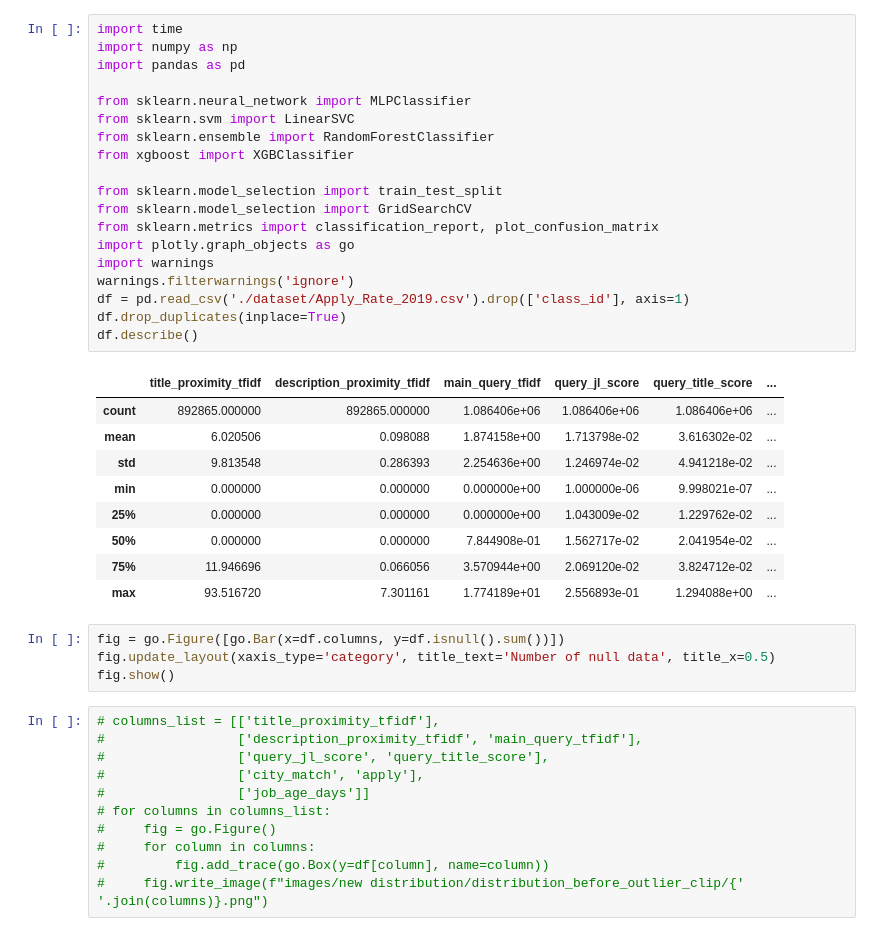
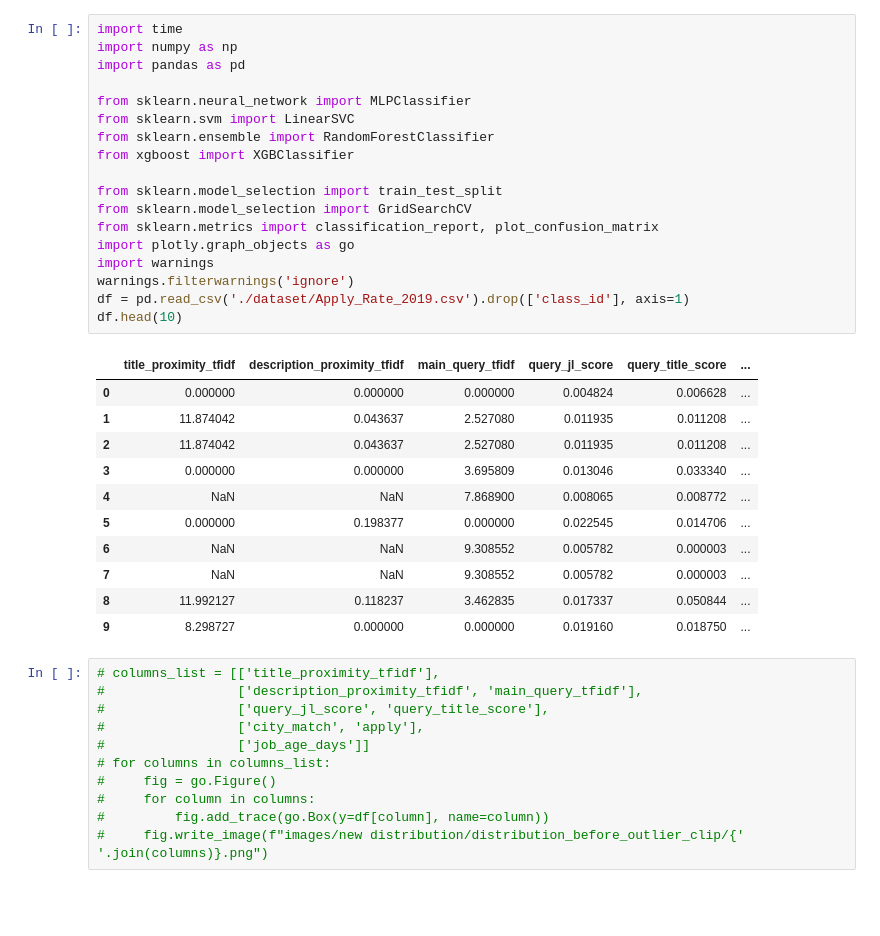
Before and after one commit to jshian/Predict_CTR, a Jupyter notebook: nn.ipynb, the cells around one changed output. Cells and saved outputs as stored; diff of their text form; blank space fills up the shorter version.

```diff
--- a/nn.ipynb
+++ b/nn.ipynb
@@ -1,36 +1,33 @@
 # %%
 import time
 import numpy as np
 import pandas as pd
 
 from sklearn.neural_network import MLPClassifier
 from sklearn.svm import LinearSVC
 from sklearn.ensemble import RandomForestClassifier
 from xgboost import XGBClassifier
 
 from sklearn.model_selection import train_test_split
 from sklearn.model_selection import GridSearchCV
 from sklearn.metrics import classification_report, plot_confusion_matrix
 import plotly.graph_objects as go
 import warnings
 warnings.filterwarnings('ignore')
 df = pd.read_csv('./dataset/Apply_Rate_2019.csv').drop(['class_id'], axis=1)
-df.drop_duplicates(inplace=True)
-df.describe()
+df.head(10)
 # %% [output]
 |  | title_proximity_tfidf | description_proximity_tfidf | main_query_tfidf | query_jl_score | query_title_score | ... |
-| count | 892865.000000 | 892865.000000 | 1.086406e+06 | 1.086406e+06 | 1.086406e+06 | ... |
-| mean | 6.020506 | 0.098088 | 1.874158e+00 | 1.713798e-02 | 3.616302e-02 | ... |
-| std | 9.813548 | 0.286393 | 2.254636e+00 | 1.246974e-02 | 4.941218e-02 | ... |
-| min | 0.000000 | 0.000000 | 0.000000e+00 | 1.000000e-06 | 9.998021e-07 | ... |
-| 25% | 0.000000 | 0.000000 | 0.000000e+00 | 1.043009e-02 | 1.229762e-02 | ... |
-| 50% | 0.000000 | 0.000000 | 7.844908e-01 | 1.562717e-02 | 2.041954e-02 | ... |
-| 75% | 11.946696 | 0.066056 | 3.570944e+00 | 2.069120e-02 | 3.824712e-02 | ... |
-| max | 93.516720 | 7.301161 | 1.774189e+01 | 2.556893e-01 | 1.294088e+00 | ... |
+| 0 | 0.000000 | 0.000000 | 0.000000 | 0.004824 | 0.006628 | ... |
+| 1 | 11.874042 | 0.043637 | 2.527080 | 0.011935 | 0.011208 | ... |
+| 2 | 11.874042 | 0.043637 | 2.527080 | 0.011935 | 0.011208 | ... |
+| 3 | 0.000000 | 0.000000 | 3.695809 | 0.013046 | 0.033340 | ... |
+| 4 | NaN | NaN | 7.868900 | 0.008065 | 0.008772 | ... |
+| 5 | 0.000000 | 0.198377 | 0.000000 | 0.022545 | 0.014706 | ... |
+| 6 | NaN | NaN | 9.308552 | 0.005782 | 0.000003 | ... |
+| 7 | NaN | NaN | 9.308552 | 0.005782 | 0.000003 | ... |
+| 8 | 11.992127 | 0.118237 | 3.462835 | 0.017337 | 0.050844 | ... |
+| 9 | 8.298727 | 0.000000 | 0.000000 | 0.019160 | 0.018750 | ... |
-# %%
-fig = go.Figure([go.Bar(x=df.columns, y=df.isnull().sum())])
-fig.update_layout(xaxis_type='category', title_text='Number of null data', title_x=0.5)
-fig.show()
 # %%
 # columns_list = [['title_proximity_tfidf'],
 #                 ['description_proximity_tfidf', 'main_query_tfidf'],
```
Also changed, not shown: parts of 3 cells of this notebook.
